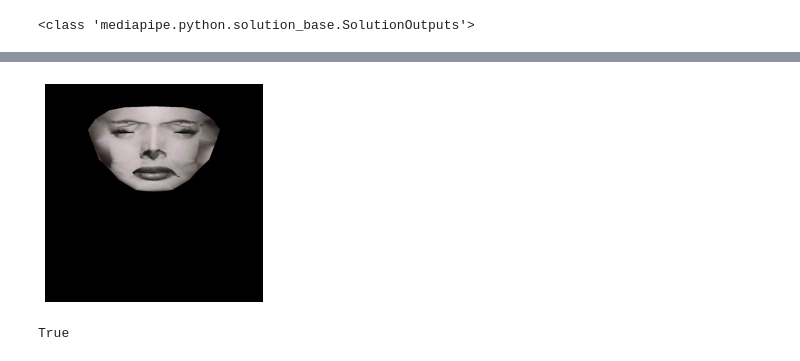
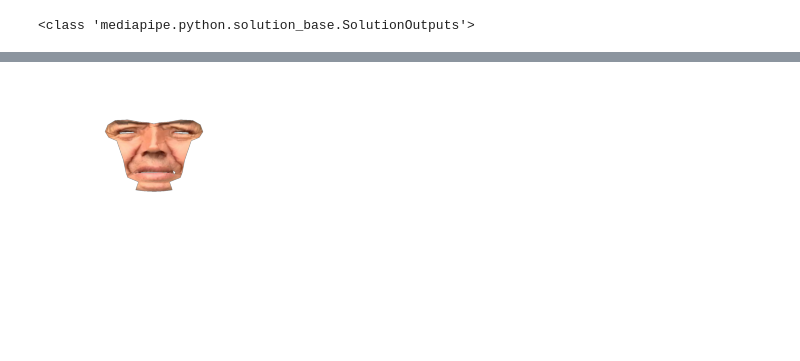
Before and after one commit to merizaldero/portafolioXavier, a Jupyter notebook: Python/TextureMapper/TextureMapper.ipynb, the cells around one changed output, grey strips where cells are left out. Saved outputs shown, nothing was run; the diff lists cells and outputs as text; code cells hidden in the pictures.

```diff
--- a/Python/TextureMapper/TextureMapper.ipynb
+++ b/Python/TextureMapper/TextureMapper.ipynb
@@ -126,12 +150,19 @@ def imagen_portapapeles():
 
 def mostrar_imagen(imagen):
     # Convertir la imagen de BGR a RGB
-    imagen_rgb = cv2.cvtColor(imagen, cv2.COLOR_BGR2RGB)
+    imagen_rgb = cv2.cvtColor(imagen, cv2.COLOR_BGR2RGBA)
 
     # Mostrar la imagen utilizando matplotlib
     plt.imshow(imagen_rgb)
     plt.axis('off')
     plt.show()
+
+def mostrar_imagen_gray(imagen):
+
+    # Mostrar la imagen utilizando matplotlib
+    plt.imshow(imagen)
+    plt.axis('off')
+    plt.show()
 # %% [markdown]
 # Aquí comienza la acción
 Capturar con el portapapeles una imagen con un rostro antes de ejecutar el siguiente paso
@@ -221,11 +252,12 @@ cruce_df
 # %%
 #cruce_df.loc[466,'x_destino']
 malla_inicial = np.zeros( imagen.shape, dtype=np.uint8 )
-malla_final = np.zeros( (final_height, final_width, 3), dtype=np.uint8 )
+malla_final = np.zeros( (final_height, final_width, 4), dtype=np.uint8 )
+imagen_alpha = cv2.cvtColor(imagen, cv2.COLOR_BGR2BGRA)
 for indice in range(0, len(areas)):
     area = areas[indice]
 
-    imagen_mascara = np.zeros( imagen.shape, dtype=np.uint8 )
+    imagen_mascara = np.zeros( imagen_alpha.shape, dtype=np.uint8 )
     mascara_recorte = np.zeros( (final_height, final_width) , dtype=np.uint8 )
 
     pol1 = [ (cruce_df.loc[ p ,'x_origen'], cruce_df.loc[ p ,'y_origen'])
@@ -235,37 +267,38 @@ for indice in range(0, len(areas)):
             for p in area
     ]
 
     pol1_int = np.array(pol1, dtype=np.int32)
     pol2_int = np.array(pol2, dtype=np.int32)
     pol1_float = np.array(pol1, dtype=np.float32)
     pol2_float = np.array(pol2, dtype=np.float32)
 
-    cv2.fillPoly( imagen_mascara, pts=[pol1_int], color=(255,255,255) )
-    cv2.polylines( imagen_mascara, [pol1_int], True, (255,255,255), 3 )
+    cv2.fillPoly( imagen_mascara, pts=[pol1_int], color=(255,255,255,255) )
+    cv2.polylines( imagen_mascara, [pol1_int], True, (255,255,255,255), 3 )
     cv2.fillPoly( mascara_recorte, pts=[pol2_int], color=(255,) )
-    cv2.polylines( malla_inicial, [pol1_int], True, (255,255,255), 1 )
+    cv2.polylines( malla_inicial, [pol1_int], True, (255,255,255,255), 1 )
 
     mascara_recorte_inv = cv2.bitwise_not(mascara_recorte)
 
-    area_enmascarada = cv2.bitwise_and(imagen_mascara, imagen)
+    area_enmascarada = cv2.bitwise_and(imagen_mascara, imagen_alpha)
     #if indice == 0:
     #    mostrar_imagen(mascara_recorte)
 
     if len(area) < 4:
         continue
 
     try:
         matriz_transformacion = cv2.getPerspectiveTransform(pol1_float, pol2_float)
         recorte = cv2.warpPerspective(area_enmascarada, matriz_transformacion, (final_width , final_height) )
         #malla_final = cv2.bitwise_or(malla_final, recorte)
         malla_final = cv2.add( cv2.bitwise_and(malla_final,malla_final,mask=mascara_recorte_inv) ,
                               cv2.bitwise_and(recorte,recorte,mask=mascara_recorte) )
     except Exception as ex:
         print("Error \n{1}\n{2}\n{0}\n".format(str(ex), recorte.dtype, mascara_recorte.dtype ))
         #print("Error \n{1}\n{2}\n{0}\n".format(str(ex), str(pol1), str(pol2) ))
+
 # mostrar_imagen(malla_inicial)
 mostrar_imagen(malla_final)
-cv2.imwrite("salida.png", malla_final)
+
+malla_2 = np.copy(malla_final)
 # %% [output]
-[figure, old version]
+[figure, new version]
-True
```
Also changed, not shown: parts of 10 cells of this notebook.
